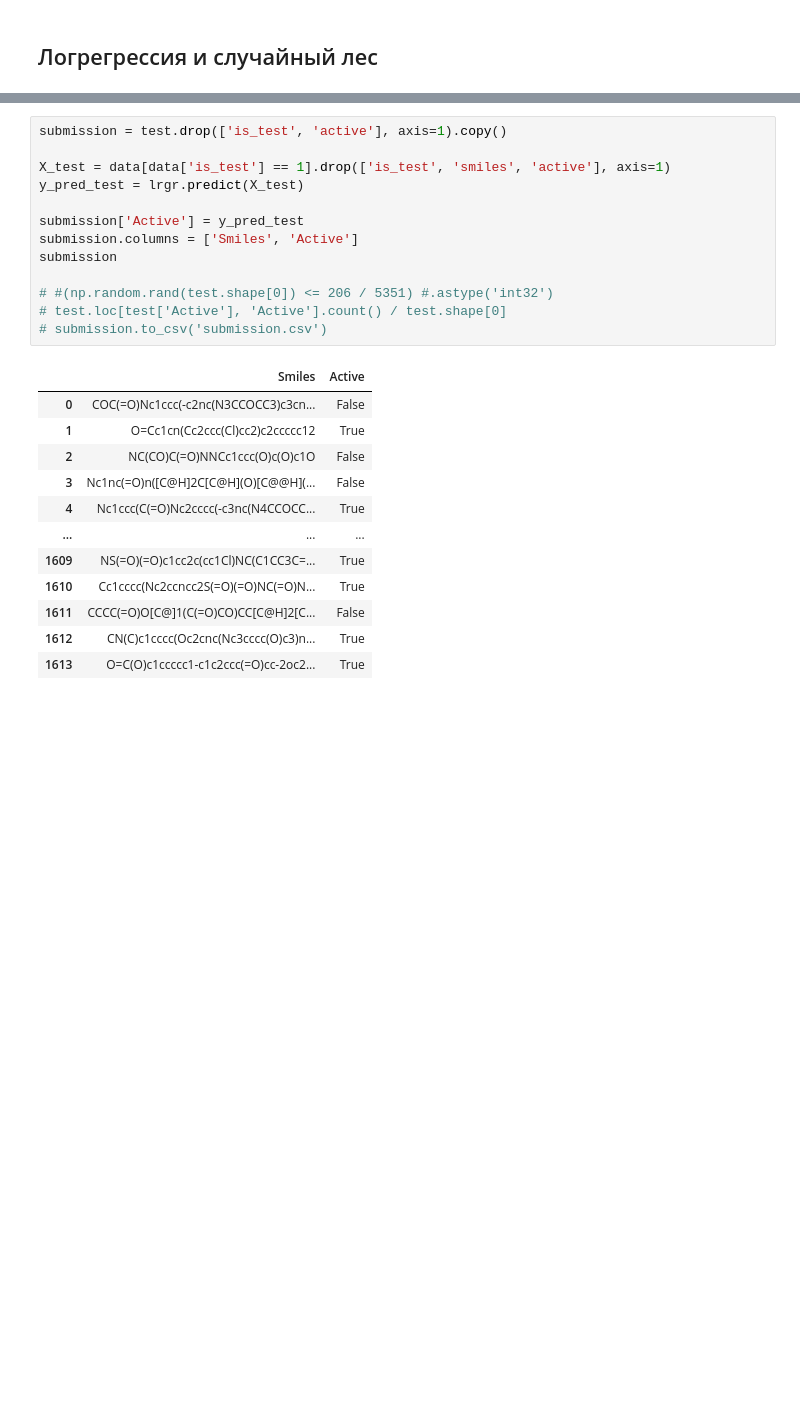
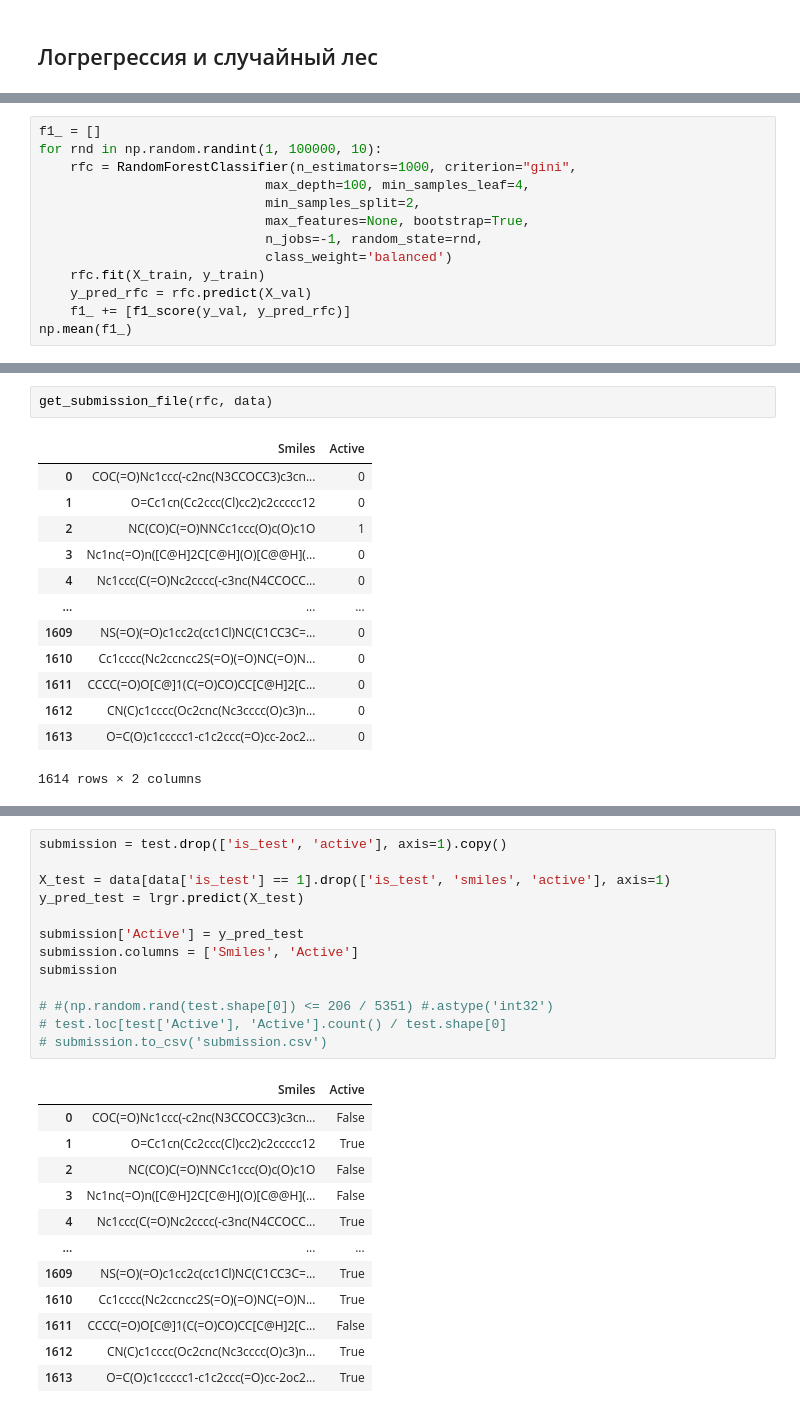
Before and after one commit to akitim/Ligand_activity_prediction_GlobalAI2022, a Jupyter notebook: ligand_activity_prediction.ipynb, the cells around one changed output, grey strips where cells are left out. Cells and saved outputs as stored; diff of their text form; blank space fills up the shorter version.

```diff
--- a/ligand_activity_prediction.ipynb
+++ b/ligand_activity_prediction.ipynb
@@ -249 +259,14 @@ f1_lrgr, f1_rfc
+# %%
+f1_ = []
+for rnd in np.random.randint(1, 100000, 10):
+    rfc = RandomForestClassifier(n_estimators=1000, criterion="gini",
+                             max_depth=100, min_samples_leaf=4,
+                             min_samples_split=2,
+                             max_features=None, bootstrap=True,
+                             n_jobs=-1, random_state=rnd,
+                             class_weight='balanced')
+    rfc.fit(X_train, y_train)
+    y_pred_rfc = rfc.predict(X_val)
+    f1_ += [f1_score(y_val, y_pred_rfc)]
+np.mean(f1_)
 # %% [markdown]
@@ -250,0 +274,16 @@ f1_lrgr, f1_rfc
+# %%
+get_submission_file(rfc, data)
+# %% [output]
+|  | Smiles | Active |
+| 0 | COC(=O)Nc1ccc(-c2nc(N3CCOCC3)c3cn... | 0 |
+| 1 | O=Cc1cn(Cc2ccc(Cl)cc2)c2ccccc12 | 0 |
+| 2 | NC(CO)C(=O)NNCc1ccc(O)c(O)c1O | 1 |
+| 3 | Nc1nc(=O)n([C@H]2C[C@H](O)[C@@H](... | 0 |
+| 4 | Nc1ccc(C(=O)Nc2cccc(-c3nc(N4CCOCC... | 0 |
+| ... | ... | ... |
+| 1609 | NS(=O)(=O)c1cc2c(cc1Cl)NC(C1CC3C=... | 0 |
+| 1610 | Cc1cccc(Nc2ccncc2S(=O)(=O)NC(=O)N... | 0 |
+| 1611 | CCCC(=O)O[C@]1(C(=O)CO)CC[C@H]2[C... | 0 |
+| 1612 | CN(C)c1cccc(Oc2cnc(Nc3cccc(O)c3)n... | 0 |
+| 1613 | O=C(O)c1ccccc1-c1c2ccc(=O)cc-2oc2... | 0 |
+1614 rows × 2 columns
```
Also changed, not shown: parts of 14 cells of this notebook.
